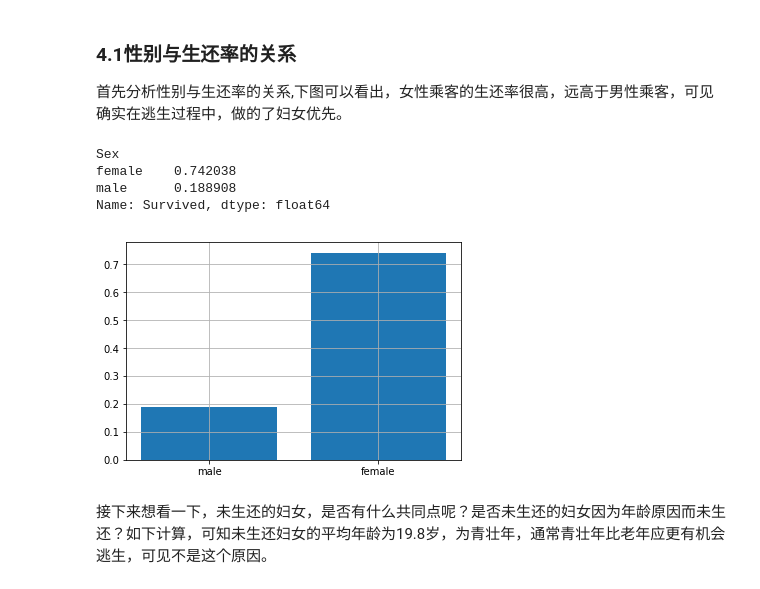
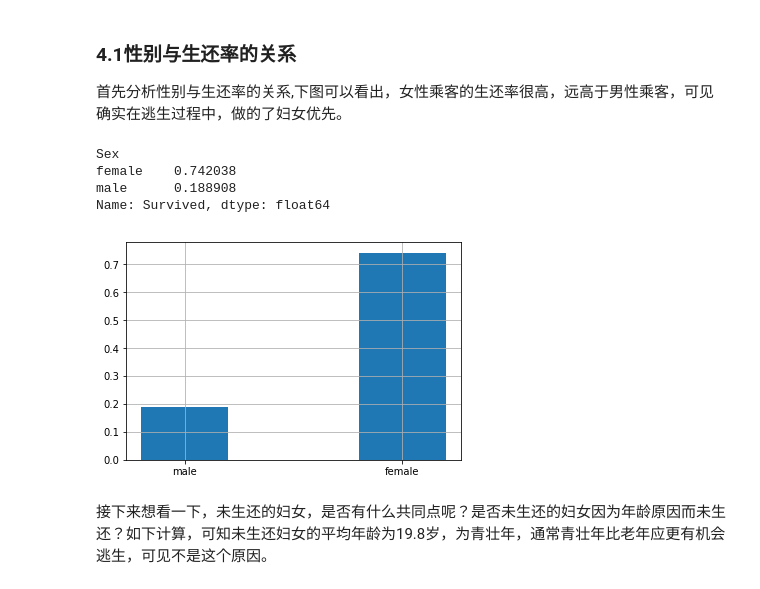
Before and after one commit to glados17/Titanic_survivaled_rate_analysis, a Jupyter notebook: titanic-guofei.ipynb, the cells around one changed output. Drawn from its saved outputs; the diff is of its cells as text; code cells hidden in the pictures.

```diff
--- a/titanic-guofei.ipynb
+++ b/titanic-guofei.ipynb
@@ -184,18 +158,18 @@ plt.show()
 ### 4.1性别与生还率的关系
 首先分析性别与生还率的关系,下图可以看出，女性乘客的生还率很高，远高于男性乘客，可见确实在逃生过程中，做的了妇女优先。
 # %%
-Sex_survived_rate=titanic_data.groupby('Sex').Survived.sum()*1./titanic_data.groupby('Sex').Survived.count()
+Sex_survived_rate=titanic_data.groupby('Sex').Survived.mean()
 print Sex_survived_rate
-plt.bar([1,2],[Sex_survived_rate['male'],Sex_survived_rate['female']])
+plt.bar([1,2],[Sex_survived_rate['male'],Sex_survived_rate['female']],0.4)
 plt.xticks([1,2],['male','female'])
 plt.grid(True)
 plt.show()
 # %% [output]
 Sex
 female    0.742038
 male      0.188908
 Name: Survived, dtype: float64
-[figure, old version]
+[figure, new version]
 # %% [markdown]
 接下来想看一下，未生还的妇女，是否有什么共同点呢？是否未生还的妇女因为年龄原因而未生还？如下计算，可知未生还妇女的平均年龄为19.8岁，为青壮年，通常青壮年比老年应更有机会逃生，可见不是这个原因。
 # %%
```
Also changed, not shown: parts of 29 cells of this notebook.
